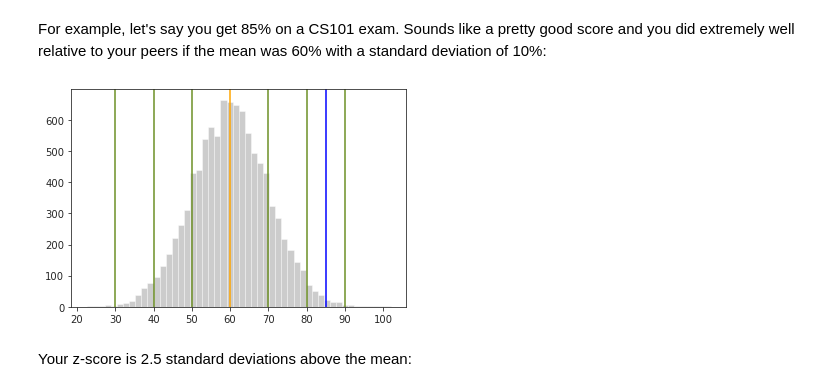
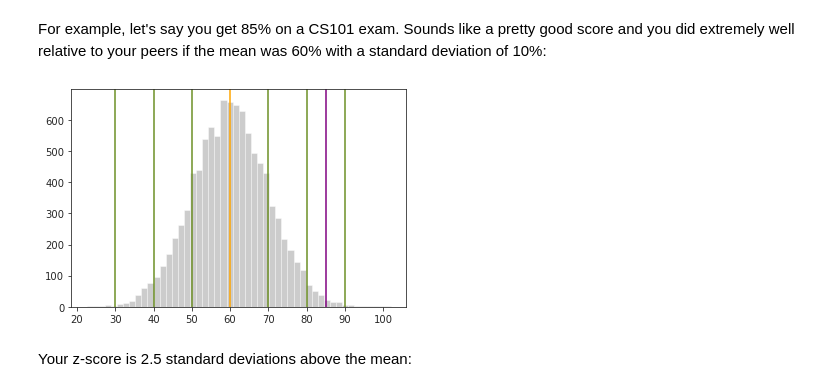
Before and after one commit to jonkrohn/ML-foundations, a Jupyter notebook: notebooks/6-statistics.ipynb, the cells around one changed output. Drawn from its saved outputs; the diff is of its cells as text; code cells hidden in the pictures.

```diff
--- a/notebooks/6-statistics.ipynb
+++ b/notebooks/6-statistics.ipynb
@@ -309,12 +304,12 @@ x = np.random.normal(mu, sigma, 10000)
 # %%
 sns.distplot(x, kde=False, color='gray')
 ax.set_xlim(0, 100)
 plt.axvline(mu, color='orange')
 for v in [-3, -2, -1, 1, 2, 3]:
     plt.axvline(mu+v*sigma, color='olivedrab')
-_ = plt.axvline(x_i, color='blue')
+_ = plt.axvline(x_i, color='purple')
 # %% [output]
-[figure, old version]
+[figure, new version]
 # %% [markdown]
 Your z-score is 2.5 standard deviations above the mean:
 # %%
```
Also changed, not shown: parts of 81 cells of this notebook.
